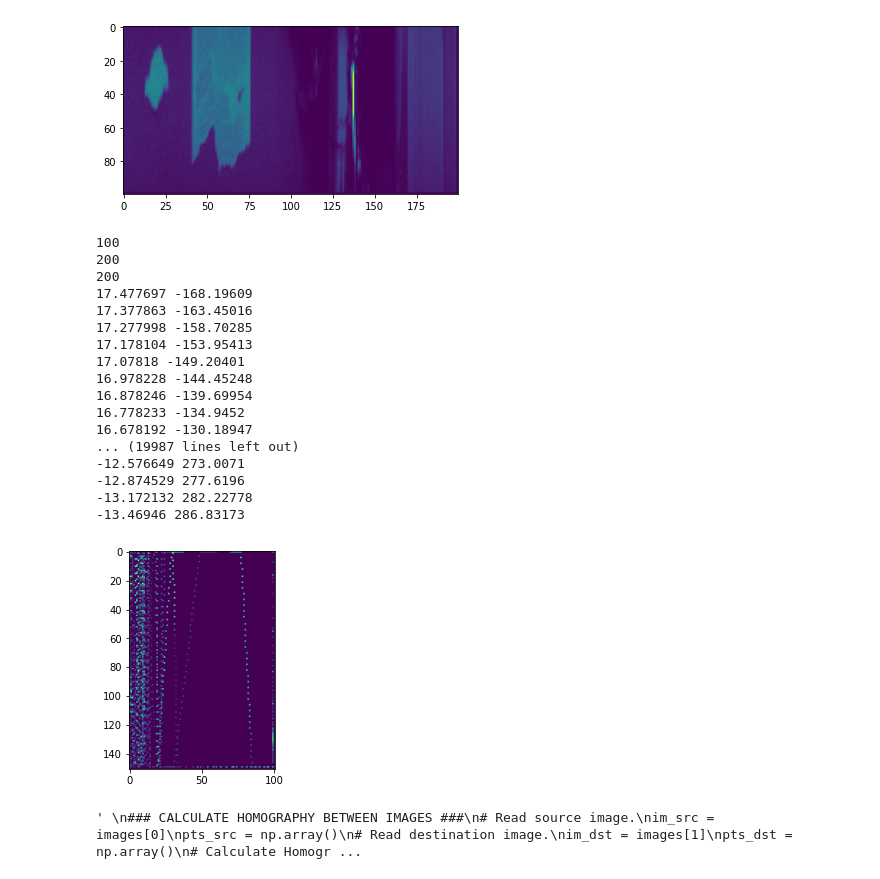
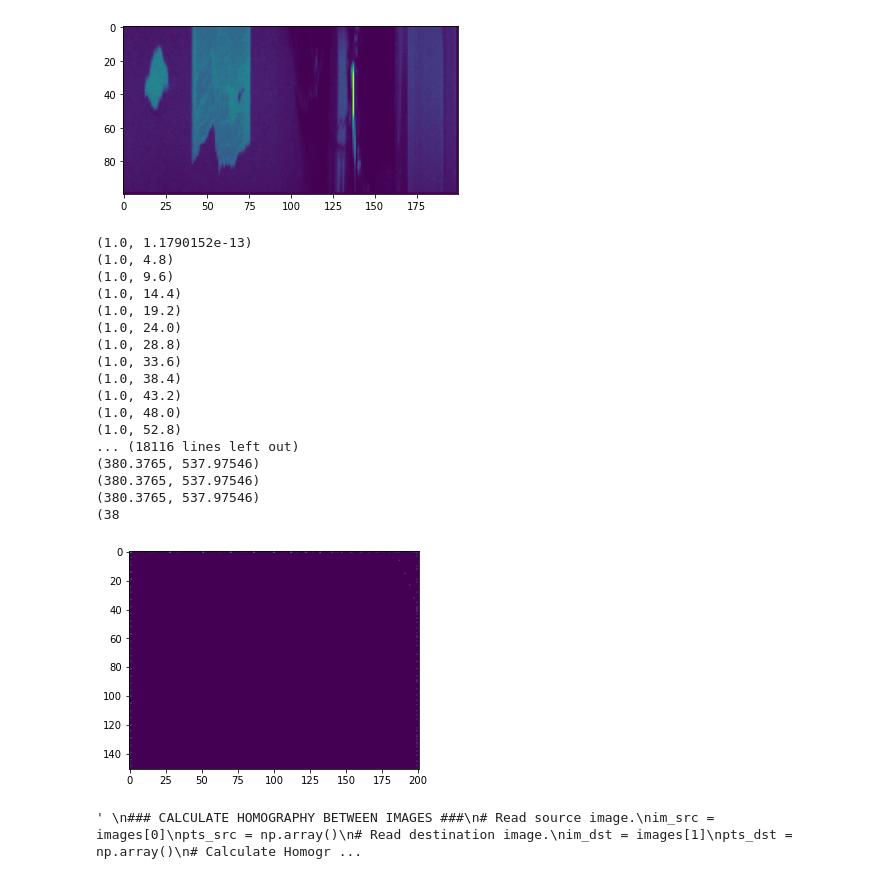
Before and after one commit to gabrielclark3330/biim-lab-hyperspectral, a Jupyter notebook: Src/imageHomographyNotebookv2.ipynb, the cells around one changed output. Drawn from its saved outputs; the diff is of its cells as text; code cells hidden in the pictures.

Commit message:
Added a cell showing exatly how to set up homography accumulation.

```diff
--- a/Src/imageHomographyNotebookv2.ipynb
+++ b/Src/imageHomographyNotebookv2.ipynb
@@ -182,12 +185,11 @@ line_scan_times = pickle.load(ff)
 if len(line_scan_times) != len(cube_file[0,:,0]):
     print("[ERROR] LineScan times different from cube file length")
 
-
 # transformArr is filtered based on if there were enough matches between two images
 transformArr = []
 img1 = images[0]
 for img2 in images[1:]:
-    transf = getTransfromImgs(img1, img2)
+    transf = getTransfromImgs(img2, img1)
     if transf:
         transformArr.append(transf)
         img1 = img2
@@ -216,19 +218,2 @@ Not enough matches are found - 1/9
 [INFO] Transforms calculated from images
 [INFO] 200 transforms paired with image timestamps
-# %%
-img1 = images[0]
-img2 = images[110]
-transf = getTransfromImgs(img1, img2)
-print(transf.vector)
-print(transf.homography)
-src = np.array([[len(img1[0][0])//2, len(img1[0])//2], [1,1]], dtype='float32')
-src = np.array([src])
-print(src)
-dst = cv2.perspectiveTransform(src, transf.homography)
-print(dst)
-
-out = cv2.warpPerspective(np.float32(img1[0]), transf.homography, (len(img1[0][0]), len(img1[0])), flags=cv2.INTER_LINEAR)
-
-plt.imshow(np.float32(img1[0])),plt.show()
-plt.imshow(np.float32(img2[0])),plt.show()
-plt.imshow(out),plt.show()
@@ -248,84 +268,81 @@ plt.imshow(out),plt.show()
 # %%
-wavelen = 130 # 130 is a good number for the paper examples
+wavelen = 130
 plt.imshow(cube_file[wavelen]),plt.show()
 horizontal_dimension = 200
-vertical_dimension = 400
+vertical_dimension = 150
 number_of_wavelen_slices = 341
 LINE_SCAN_LENGTH = len(cube_file[0])
 IMAGE_X_LENGTH = len(images[0])
 IMAGE_Y_LENGTH = len(images[0][0])
 
-print(len(cube_file[0]))
-print(len(cube_file[0][0]))
-print(len(line_scan_transforms))
-last_middle_of_image_coordinate = (10,vertical_dimension//2)
+accumulated_homography = np.identity(3)
 hyperCube = np.zeros((number_of_wavelen_slices,vertical_dimension+1,horizontal_dimension+1)) #TODO: [there are 341 wavelen slices, ,]
 for linescan_index in range(len(cube_file[0][0])): # for each linescan
     for point_index in range(len(cube_file[wavelen])): # for each point in each linescan
         # perform point shift
-        x = last_middle_of_image_coordinate[0]
+        x = IMAGE_X_LENGTH//2
         # Use simple interpolation to match the number of pixels in a lines scan to the number of pixels in each photograph
         scale_factor = IMAGE_Y_LENGTH/LINE_SCAN_LENGTH
-        y = last_middle_of_image_coordinate[1] + (point_index*scale_factor - IMAGE_Y_LENGTH//2)
+        y = point_index*scale_factor
         if linescan_index<len(line_scan_transforms):
             src = np.array([[x, y]], dtype='float32')
             src = np.array([src])
-            [[[point_x, point_y]]] = cv2.perspectiveTransform(src, line_scan_transforms[linescan_index].homography)
+            accumulated_homography = np.matmul(accumulated_homography, line_scan_transforms[linescan_index].homography)
+            [[[point_x, point_y]]] = cv2.perspectiveTransform(src, accumulated_homography)
         else: # The actual image is longer than the number of transforms we have so we put the extra pixels in the 0,0 pixel.
             point_x = 0
             point_y = 0
-        if point_index == LINE_SCAN_LENGTH//2:
-            last_middle_of_image_coordinate = (x, y)
-        print(point_x, point_y)
+        print((point_x, point_y))
         point_x = max(0, min(horizontal_dimension-1, point_x))
         point_y = max(0, min(vertical_dimension-1, point_y))
         hyperCube[wavelen, int(point_y), int(point_x)] = cube_file[wavelen][point_index][linescan_index]
 
         '''
         for j in range(-2, 1):
             for k in range(-2, 1):
                 hyperCube[wavelen, max(0, min(vertical_dimension, int(point_y)+k)), max(0, min(horizontal_dimension, int(point_x)+j))] = cube_file[wavelen][point_index][linescan_index]
         '''
 
 plt.imshow(hyperCube[wavelen]),plt.show()
+
 
 '''
 ### CALCULATE HOMOGRAPHY BETWEEN IMAGES ###
 # Read source image.
 im_src = images[0]
 pts_src = np.array()
 # Read destination image.
 im_dst = images[1]
 pts_dst = np.array()
 # Calculate Homography
 h, status = cv2.findHomography(pts_src, pts_dst)
 # Warp source image to destination based on homography
 im_out = cv2.warpPerspective(im_src, h, (im_dst.shape[1],im_dst.shape[0]))
 # Display images
 cv2.imshow("Source Image", im_src)
 cv2.imshow("Destination Image", im_dst)
 cv2.imshow("Warped Source Image", im_out)
 cv2.waitKey(0)
 #####################################################
 '''
 # %% [output]
 [figure]
-100
-200
-200
-17.477697 -168.19609
-17.377863 -163.45016
-17.277998 -158.70285
-17.178104 -153.95413
-17.07818 -149.20401
-16.978228 -144.45248
-16.878246 -139.69954
-16.778233 -134.9452
-16.678192 -130.18947
-... (19987 lines left out)
--12.576649 273.0071
--12.874529 277.6196
--13.172132 282.22778
--13.46946 286.83173
+(1.0, 1.1790152e-13)
+(1.0, 4.8)
+(1.0, 9.6)
+(1.0, 14.4)
+(1.0, 19.2)
+(1.0, 24.0)
+(1.0, 28.8)
+(1.0, 33.6)
+(1.0, 38.4)
+(1.0, 43.2)
+(1.0, 48.0)
+(1.0, 52.8)
+... (18116 lines left out)
+(380.3765, 537.97546)
+(380.3765, 537.97546)
+(380.3765, 537.97546)
+(38
-[figure, old version]
+[figure, new version]
 ' \n### CALCULATE HOMOGRAPHY BETWEEN IMAGES ###\n# Read source image.\nim_src = images[0]\npts_src = np.array()\n# Read destination image.\nim_dst = images[1]\npts_dst = np.array()\n# Calculate Homogr ...
```
Also changed, not shown: parts of 4 cells of this notebook.
